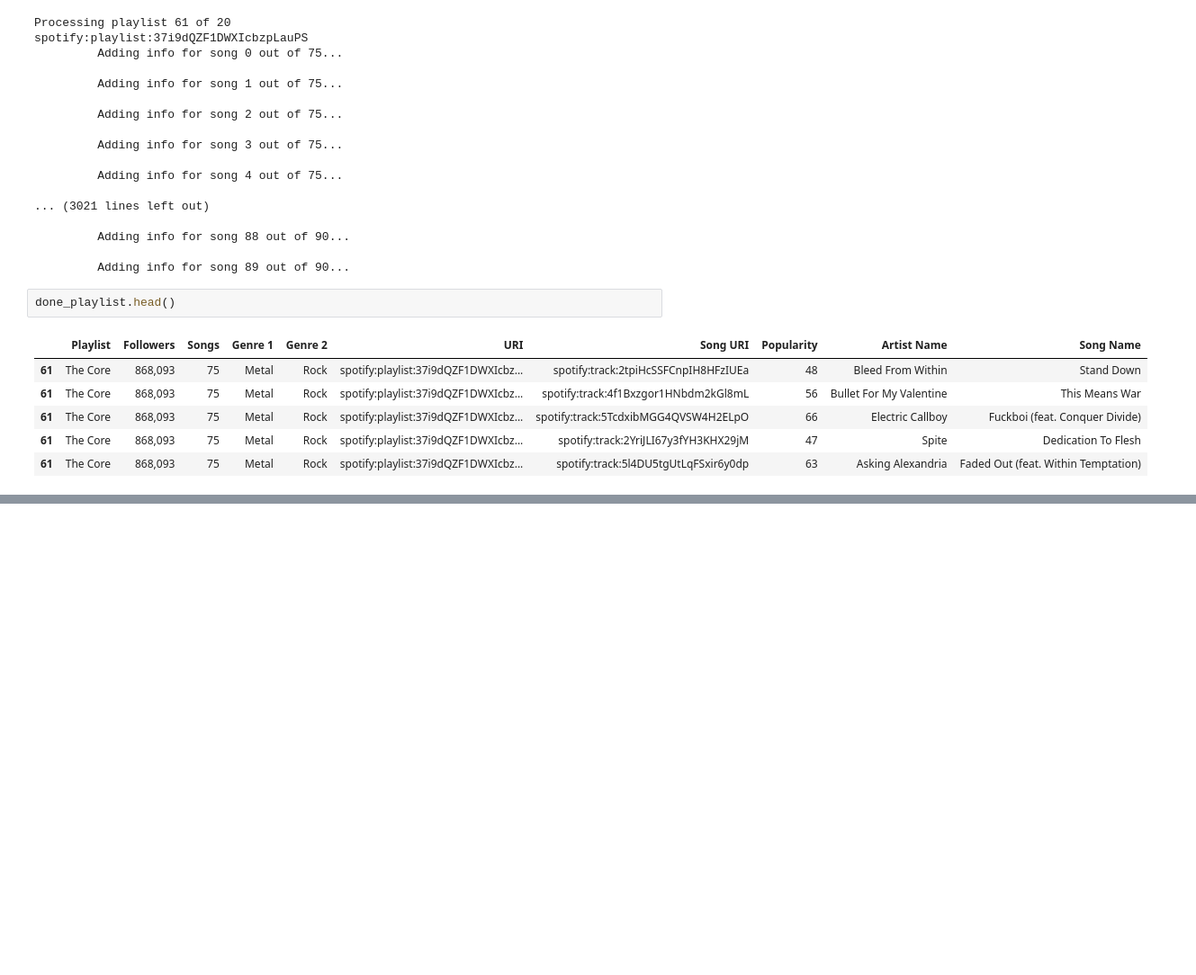
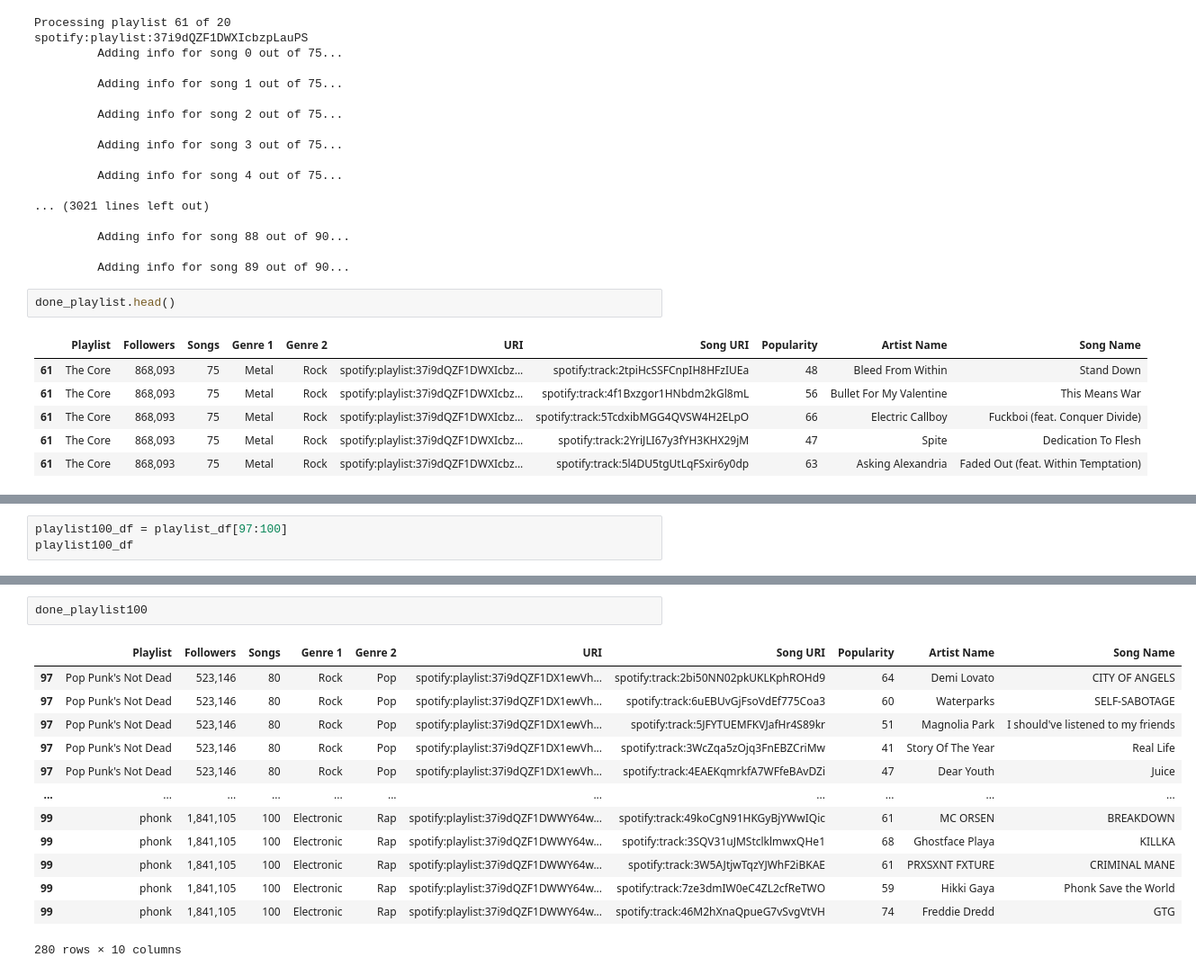
Before and after one commit to bbneves/Spotify_Playlist_Analysis, a Jupyter notebook: create_playlist_googlecolabs.ipynb, the cells around one changed output, grey strips where cells are left out. Shown at 90% size. Saved outputs shown, nothing was run; the diff lists cells and outputs as text; blank space fills up the shorter version.

```diff
--- a/create_playlist_googlecolabs.ipynb
+++ b/create_playlist_googlecolabs.ipynb
@@ -152,0 +196,3 @@ files.download('playlists_61_80.csv')
+# %%
+playlist100_df = playlist_df[97:100]
+playlist100_df
@@ -152,0 +291,16 @@ files.download('playlists_61_80.csv')
+# %%
+done_playlist100
+# %% [output]
+|  | Playlist | Followers | Songs | Genre 1 | Genre 2 | URI | Song URI | Popularity | Artist Name | Song Name |
+| 97 | Pop Punk's Not Dead | 523,146 | 80 | Rock | Pop | spotify:playlist:37i9dQZF1DX1ewVh... | spotify:track:2bi50NN02pkUKLKphROHd9 | 64 | Demi Lovato | CITY OF ANGELS |
+| 97 | Pop Punk's Not Dead | 523,146 | 80 | Rock | Pop | spotify:playlist:37i9dQZF1DX1ewVh... | spotify:track:6uEBUvGjFsoVdEf775Coa3 | 60 | Waterparks | SELF-SABOTAGE |
+| 97 | Pop Punk's Not Dead | 523,146 | 80 | Rock | Pop | spotify:playlist:37i9dQZF1DX1ewVh... | spotify:track:5JFYTUEMFKVJafHr4S89kr | 51 | Magnolia Park | I should've listened to my friends |
+| 97 | Pop Punk's Not Dead | 523,146 | 80 | Rock | Pop | spotify:playlist:37i9dQZF1DX1ewVh... | spotify:track:3WcZqa5zOjq3FnEBZCriMw | 41 | Story Of The Year | Real Life |
+| 97 | Pop Punk's Not Dead | 523,146 | 80 | Rock | Pop | spotify:playlist:37i9dQZF1DX1ewVh... | spotify:track:4EAEKqmrkfA7WFfeBAvDZi | 47 | Dear Youth | Juice |
+| ... | ... | ... | ... | ... | ... | ... | ... | ... | ... | ... |
+| 99 | phonk | 1,841,105 | 100 | Electronic | Rap | spotify:playlist:37i9dQZF1DWWY64w... | spotify:track:49koCgN91HKGyBjYWwIQic | 61 | MC ORSEN | BREAKDOWN |
+| 99 | phonk | 1,841,105 | 100 | Electronic | Rap | spotify:playlist:37i9dQZF1DWWY64w... | spotify:track:3SQV31uJMStclklmwxQHe1 | 68 | Ghostface Playa | KILLKA |
+| 99 | phonk | 1,841,105 | 100 | Electronic | Rap | spotify:playlist:37i9dQZF1DWWY64w... | spotify:track:3W5AJtjwTqzYJWhF2iBKAE | 61 | PRXSXNT FXTURE | CRIMINAL MANE |
+| 99 | phonk | 1,841,105 | 100 | Electronic | Rap | spotify:playlist:37i9dQZF1DWWY64w... | spotify:track:7ze3dmIW0eC4ZL2cfReTWO | 59 | Hikki Gaya | Phonk Save the World |
+| 99 | phonk | 1,841,105 | 100 | Electronic | Rap | spotify:playlist:37i9dQZF1DWWY64w... | spotify:track:46M2hXnaQpueG7vSvgVtVH | 74 | Freddie Dredd | GTG |
+280 rows × 10 columns
```
Also changed, not shown: parts of 7 cells of this notebook.
